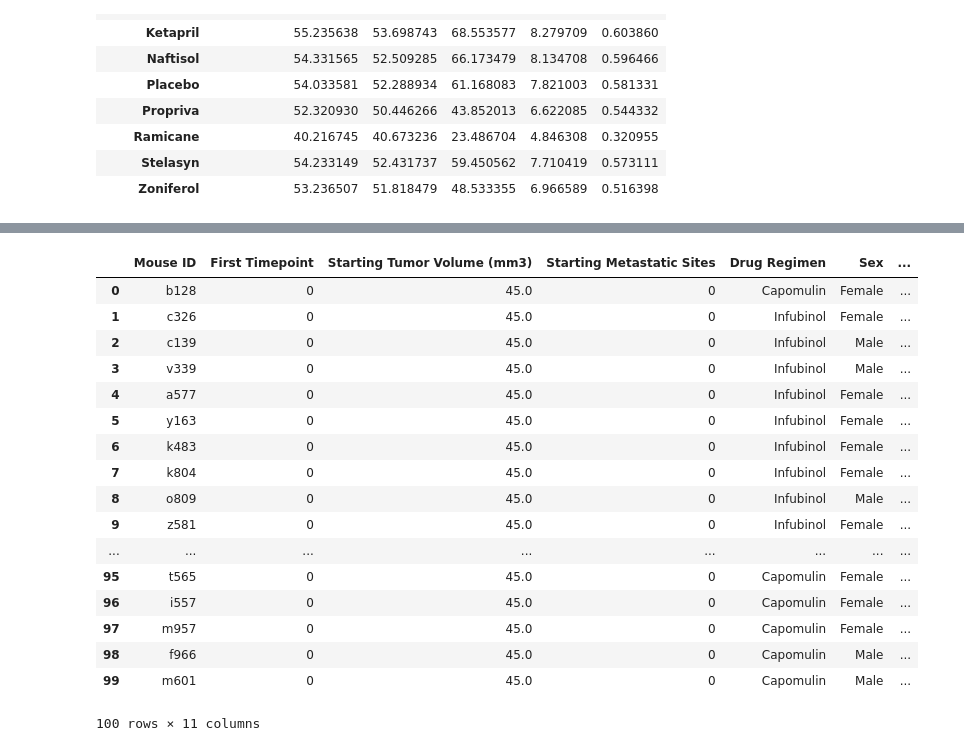
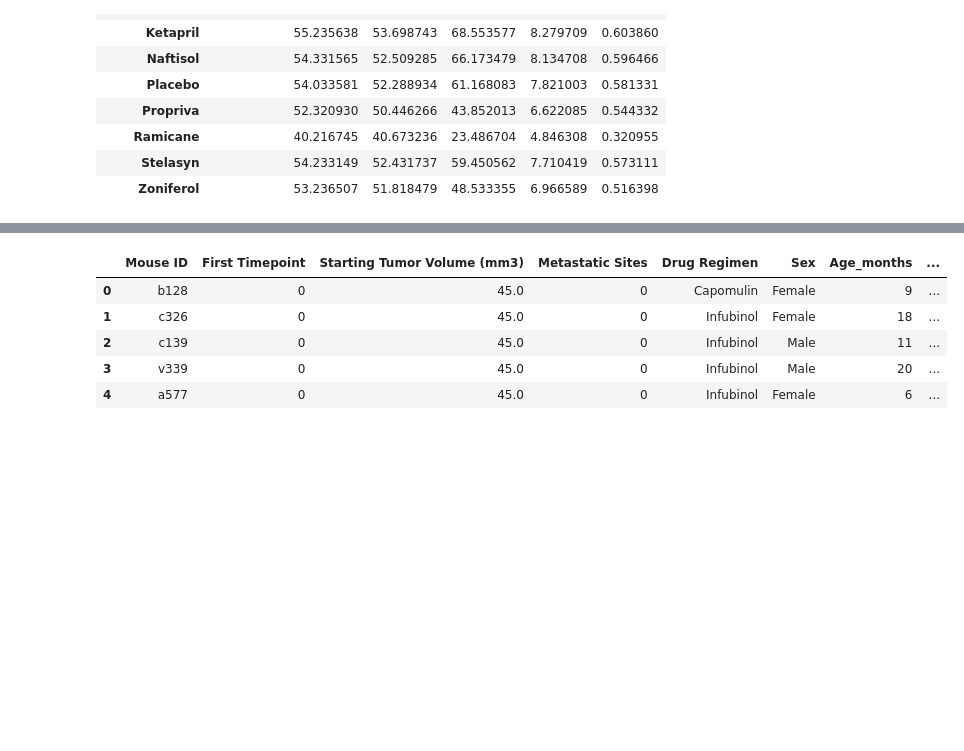
Before and after one commit to mradovic10/matplotlib-challenge, a Jupyter notebook: matplotlib-challenge.ipynb, the cells around one changed output, grey strips where cells are left out. Drawn from its saved outputs; the diff is of its cells as text; code cells hidden in the pictures; blank space fills up the shorter version.

```diff
--- a/matplotlib-challenge.ipynb
+++ b/matplotlib-challenge.ipynb
@@ -187,52 +207,38 @@ plt.show()
 # %%
 # Calculate the final tumor volume of each mouse across four of the treatment regimens:
 # Capomulin, Ramicane, Infubinol, and Ceftamin
 
-# "unique_mice_df" from the Pie Charts portion already has the last (greatest) timepoint for each mouse.
+# ("unique_mice_df" from the Pie Charts portion already has the last (greatest) timepoint for each mouse.)
 
 
 # Only include the four mentioned drugs in the DataFrame.
 four_drug_summary = unique_mice_df[(unique_mice_df["Drug Regimen"] == "Capomulin") | (unique_mice_df["Drug Regimen"] == "Ramicane") |
                                    (unique_mice_df["Drug Regimen"] == "Infubinol") | (unique_mice_df["Drug Regimen"] == "Ceftamin")]
 
-# Rename Tumor Volume, Timepoint, and Metastatic Sites columns to reflect that they are the final counts.
+# Rename Tumor Volume and Timepoint columns to reflect that they are the final counts.
 four_drug_summary = four_drug_summary.rename(columns = {"Tumor Volume (mm3)": "Final Tumor Volume (mm3)",
-                                                        "Timepoint": "Last Timepoint",
-                                                        "Metastatic Sites": "Final Metastatic Sites"})
+                                                        "Timepoint": "Last Timepoint"})
 
-# Condense the "four_drug_summary" to only include these four columns, since the other columns are going to be the same as
+# Condense the "four_drug_summary" to only include these three columns, since the other columns are going to be the same as
 # the columns in the DataFrame below (the two DataFrames will eventually be merged).
-four_drug_summary = four_drug_summary[["Mouse ID", "Last Timepoint", "Final Tumor Volume (mm3)", "Final Metastatic Sites"]]
+four_drug_summary = four_drug_summary[["Mouse ID", "Last Timepoint", "Final Tumor Volume (mm3)"]]
 
 # Create a DataFrame with each mouse's starting points and only include the four mentioned drugs in the DataFrame.
 starting_timepoint = combined_data.drop_duplicates(["Mouse ID"], keep="first").reset_index(drop=True)
 starting_four_drug_summary = starting_timepoint[(starting_timepoint["Drug Regimen"] == "Capomulin") | (starting_timepoint["Drug Regimen"] == "Ramicane") |
                                    (starting_timepoint["Drug Regimen"] == "Infubinol") | (starting_timepoint["Drug Regimen"] == "Ceftamin")]
 
-# Rename Tumor Volume, Timepoint, and Metastatic Sites columns to reflect that they are the starting counts.
+# Rename Tumor Volume and Timepoint columns to reflect that they are the starting counts.
 starting_four_drug_summary = starting_four_drug_summary.rename(columns = {"Tumor Volume (mm3)": "Starting Tumor Volume (mm3)",
-                                                                          "Timepoint": "First Timepoint",
-                                                                          "Metastatic Sites": "Starting Metastatic Sites"})
+                                                                          "Timepoint": "First Timepoint"})
 
 # Merge the two DataFrames to get the starting and finishing datapoints for each mouse within the four drugs context.
 start_finish_df = pd.merge(starting_four_drug_summary, four_drug_summary, how="left", on=["Mouse ID"])
-start_finish_df
+start_finish_df.head()
 # %% [output]
-|  | Mouse ID | First Timepoint | Starting Tumor Volume (mm3) | Starting Metastatic Sites | Drug Regimen | Sex | ... |
-| 0 | b128 | 0 | 45.0 | 0 | Capomulin | Female | ... |
-| 1 | c326 | 0 | 45.0 | 0 | Infubinol | Female | ... |
-| 2 | c139 | 0 | 45.0 | 0 | Infubinol | Male | ... |
-| 3 | v339 | 0 | 45.0 | 0 | Infubinol | Male | ... |
-| 4 | a577 | 0 | 45.0 | 0 | Infubinol | Female | ... |
-| 5 | y163 | 0 | 45.0 | 0 | Infubinol | Female | ... |
-| 6 | k483 | 0 | 45.0 | 0 | Infubinol | Female | ... |
-| 7 | k804 | 0 | 45.0 | 0 | Infubinol | Female | ... |
-| 8 | o809 | 0 | 45.0 | 0 | Infubinol | Male | ... |
-| 9 | z581 | 0 | 45.0 | 0 | Infubinol | Female | ... |
-| ... | ... | ... | ... | ... | ... | ... | ... |
-| 95 | t565 | 0 | 45.0 | 0 | Capomulin | Female | ... |
-| 96 | i557 | 0 | 45.0 | 0 | Capomulin | Female | ... |
-| 97 | m957 | 0 | 45.0 | 0 | Capomulin | Female | ... |
-| 98 | f966 | 0 | 45.0 | 0 | Capomulin | Male | ... |
-| 99 | m601 | 0 | 45.0 | 0 | Capomulin | Male | ... |
+|  | Mouse ID | First Timepoint | Starting Tumor Volume (mm3) | Metastatic Sites | Drug Regimen | Sex | Age_months | ... |
+| 0 | b128 | 0 | 45.0 | 0 | Capomulin | Female | 9 | ... |
+| 1 | c326 | 0 | 45.0 | 0 | Infubinol | Female | 18 | ... |
+| 2 | c139 | 0 | 45.0 | 0 | Infubinol | Male | 11 | ... |
+| 3 | v339 | 0 | 45.0 | 0 | Infubinol | Male | 20 | ... |
+| 4 | a577 | 0 | 45.0 | 0 | Infubinol | Female | 6 | ... |
-100 rows × 11 columns
```
Also changed, not shown: parts of 18 cells of this notebook, 1 other file.
